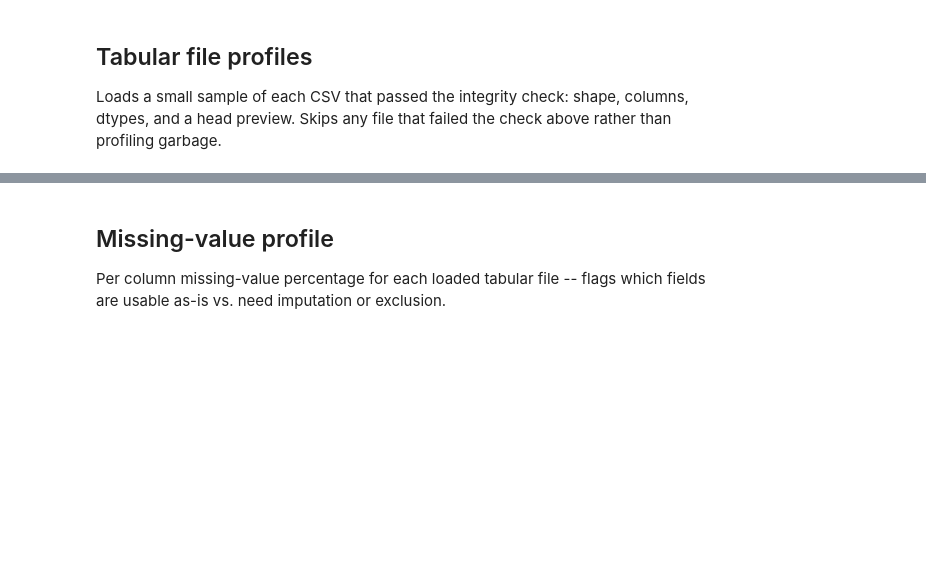
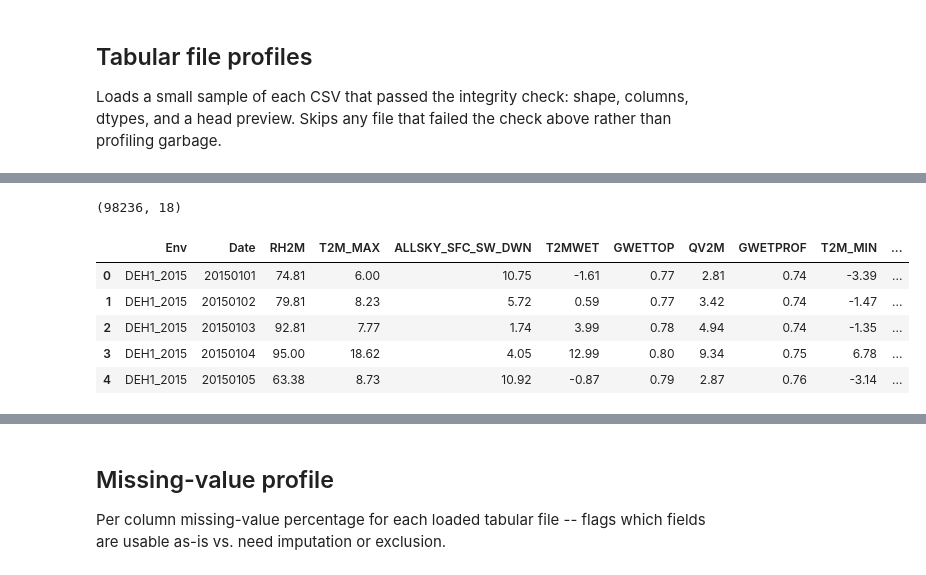
Before and after one commit to fshokor/g2f, a Jupyter notebook: notebooks/00_data_setup_and_exploration.ipynb, the cells around one changed output, grey strips where cells are left out. Cells and saved outputs as stored; diff of their text form; code cells hidden in the pictures; blank space fills up the shorter version.

```diff
--- a/notebooks/00_data_setup_and_exploration.ipynb
+++ b/notebooks/00_data_setup_and_exploration.ipynb
@@ -136,0 +195,11 @@ for key in TABULAR_KEYS:
+# %%
+print(tabular_frames['weather_full'].shape)
+tabular_frames['weather_full'].head(5)
+# %% [output]
+(98236, 18)
+|  | Env | Date | RH2M | T2M_MAX | ALLSKY_SFC_SW_DWN | T2MWET | GWETTOP | QV2M | GWETPROF | T2M_MIN | ... |
+| 0 | DEH1_2015 | 20150101 | 74.81 | 6.00 | 10.75 | -1.61 | 0.77 | 2.81 | 0.74 | -3.39 | ... |
+| 1 | DEH1_2015 | 20150102 | 79.81 | 8.23 | 5.72 | 0.59 | 0.77 | 3.42 | 0.74 | -1.47 | ... |
+| 2 | DEH1_2015 | 20150103 | 92.81 | 7.77 | 1.74 | 3.99 | 0.78 | 4.94 | 0.74 | -1.35 | ... |
+| 3 | DEH1_2015 | 20150104 | 95.00 | 18.62 | 4.05 | 12.99 | 0.80 | 9.34 | 0.75 | 6.78 | ... |
+| 4 | DEH1_2015 | 20150105 | 63.38 | 8.73 | 10.92 | -0.87 | 0.79 | 2.87 | 0.76 | -3.14 | ... |
```
Also changed, not shown: parts of 17 cells of this notebook, 1 other file.
